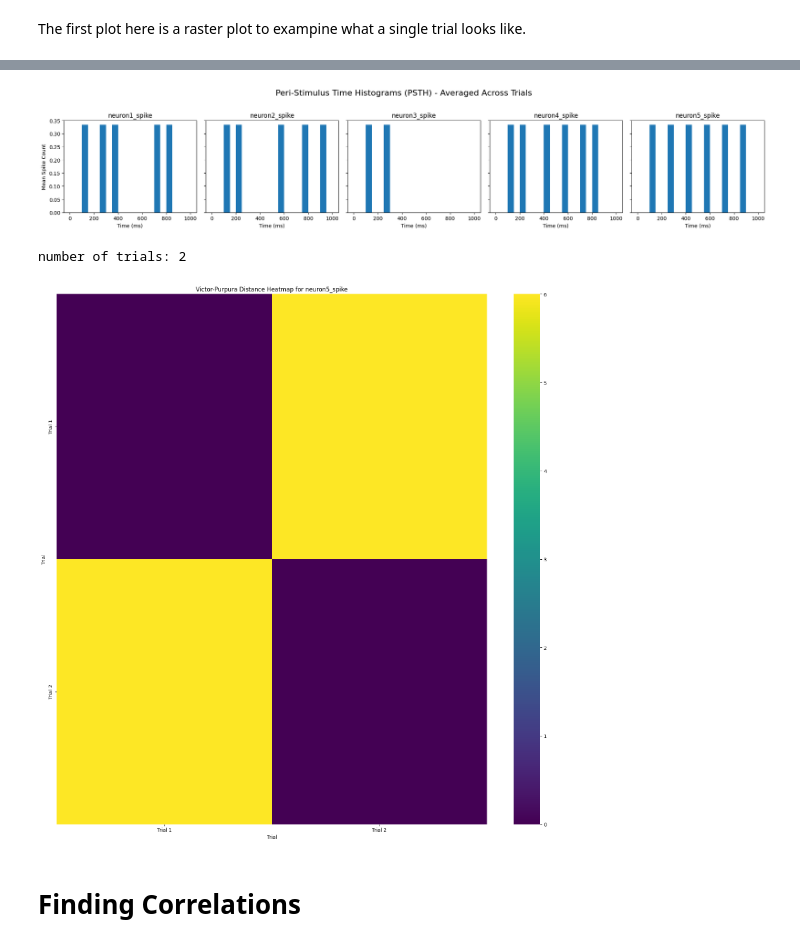
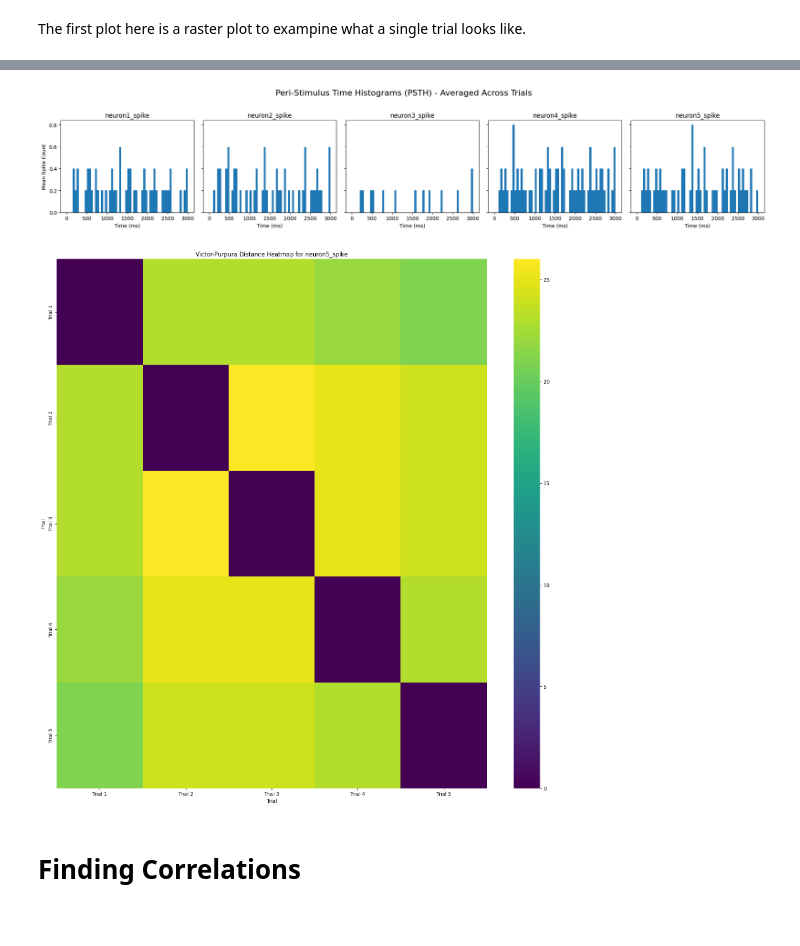
Before and after one commit to Nerfworm/IFneuron-model, a Jupyter notebook: data_playground_3.ipynb, the cells around one changed output, grey strips where cells are left out. Cells and saved outputs as stored; diff of their text form; code cells hidden in the pictures.

```diff
--- a/data_playground_3.ipynb
+++ b/data_playground_3.ipynb
@@ -37,7 +43,7 @@ trial_1: type=<class 'h5py._hl.group.Group'>
 # %%
-with h5py.File('IFNeuron-stuff/test-1000-ms.hdf5', 'r') as f:
+with h5py.File(filename, 'r') as f:
     for trial_name in f.keys():
-        if trial_name.startswith('trial_'):
+        if 'trial' in trial_name.lower():
             trial_group = f[trial_name]
             print(f"Keys in {trial_name} group:", list(trial_group.keys()))
             for name, item in trial_group.items():
@@ -53,5 +65,5 @@ Dataset 'data' in trial_1 shape: (1000, 11)
 # %%
-with h5py.File('IFNeuron-stuff/test-1000-ms.hdf5', 'r') as f:
+with h5py.File(filename, 'r') as f:
     for trial_name in f.keys():
         if trial_name.startswith('trial_'):
             trial_group = f[trial_name]
@@ -80,5 +92,17 @@ trial0_df.head()
 | 3 | 3.0 | 0.0 | -60.0 | 0.0 | -60.0 | 0.0 | -60.0 | ... |
 | 4 | 4.0 | 0.0 | -60.0 | 0.0 | -60.0 | 0.0 | -60.0 | ... |
 # %%
-trial1_df.head()
+with h5py.File(filename, 'r') as f:
+    trial_numbers = [
+        int(name.split('_')[1])
+        for name in f.keys()
+        if name.startswith('trial_') and name.split('_')[1].isdigit()
+    ]
+    max_trial_num = max(trial_numbers)
+    print(f"Highest trial number: {max_trial_num}")
+    print(f"Total number of trials: {len(trial_numbers)}")
+
+df_name = f"trial{max_trial_num}_df"
+df_max_trial = globals()[df_name]
+df_max_trial.head()
 # %% [output]
@@ -88,6 +114,10 @@ trial1_df.head()
 | 2 | 2.0 | 0.0 | -60.0 | 0.0 | -60.0 | 0.0 | -60.0 | ... |
 | 3 | 3.0 | 0.0 | -60.0 | 0.0 | -60.0 | 0.0 | -60.0 | ... |
 | 4 | 4.0 | 0.0 | -60.0 | 0.0 | -60.0 | 0.0 | -60.0 | ... |
+# %%
+all_trials = [trial0_df, trial1_df, trial2_df, trial3_df, trial4_df]
+NUM_TRIALS = len(all_trials)
+num_neurons = len([col for col in all_trials[0].columns if col.endswith('_spike')])
 # %% [markdown]
 # Exploratory Data Analysis
 # %% [markdown]
@@ -111,7 +158,6 @@ bin_size = 50
 num_bins = all_trials[0].shape[0] // bin_size
 
 spike_columns = [col for col in all_trials[0].columns if col.endswith('_spike')]
-num_neurons = len(spike_columns)
 
 # Bin spike counts for each neuron in each trial
 binned_spikes = np.zeros((len(all_trials), num_bins, num_neurons))
@@ -137,9 +183,8 @@ plt.suptitle('Peri-Stimulus Time Histograms (PSTH) - Averaged Across Trials', fo
 plt.tight_layout(rect=[0, 0, 1, 0.95])
 plt.show()
 # %% [output]
-[figure, old version]
+[figure, new version]
 # %%
-all_trials = [trial0_df, trial1_df]
 
 def victor_purpura_distance(trace1, trace2, q=1.0):
     spike_times1 = np.where(trace1 == 1)[0]
@@ -160,8 +205,6 @@ def victor_purpura_distance(trace1, trace2, q=1.0):
     return dp[n,m]
 
 spike_columns = [col for col in all_trials[0].columns if col.endswith('_spike')]
-
-print(f"number of trials: {len(all_trials)}")
 
 vp_distances = {}
 for neuron in spike_columns:
@@ -172,34 +215,33 @@ for neuron in spike_columns:
                 all_trials[i][neuron].values,
                 all_trials[j][neuron].values,
                 q=1.0
             )
             vp_distances[neuron].append({'trial_pair': (i+1, j+1), 'distance': d})
 
 neuron = 'neuron5_spike'
 distances = vp_distances[neuron]
 
 trial_numbers = sorted(set([pair['trial_pair'][0] for pair in distances] + [pair['trial_pair'][1] for pair in distances]))
 n_trials = max(trial_numbers)
 
 vp_matrix = np.zeros((n_trials, n_trials))
 vp_matrix[:] = np.nan
 
 for entry in distances:
     i, j = entry['trial_pair']
     vp_matrix[i-1, j-1] = entry['distance']
     vp_matrix[j-1, i-1] = entry['distance']
 
 np.fill_diagonal(vp_matrix, 0)
 
 plt.figure(figsize=(16, 16))
 sns.heatmap(vp_matrix, annot=False, cmap='viridis', xticklabels=[f'Trial {i+1}' for i in range(n_trials)], yticklabels=[f'Trial {i+1}' for i in range(n_trials)])
 plt.title(f'Victor-Purpura Distance Heatmap for {neuron}')
 plt.xlabel('Trial')
 plt.ylabel('Trial')
 plt.tight_layout()
 plt.show()
 # %% [output]
-number of trials: 2
-[figure, old version]
+[figure, new version]
 # %% [markdown]
 # Finding Correlations
```
Also changed, not shown: parts of 13 cells of this notebook.
